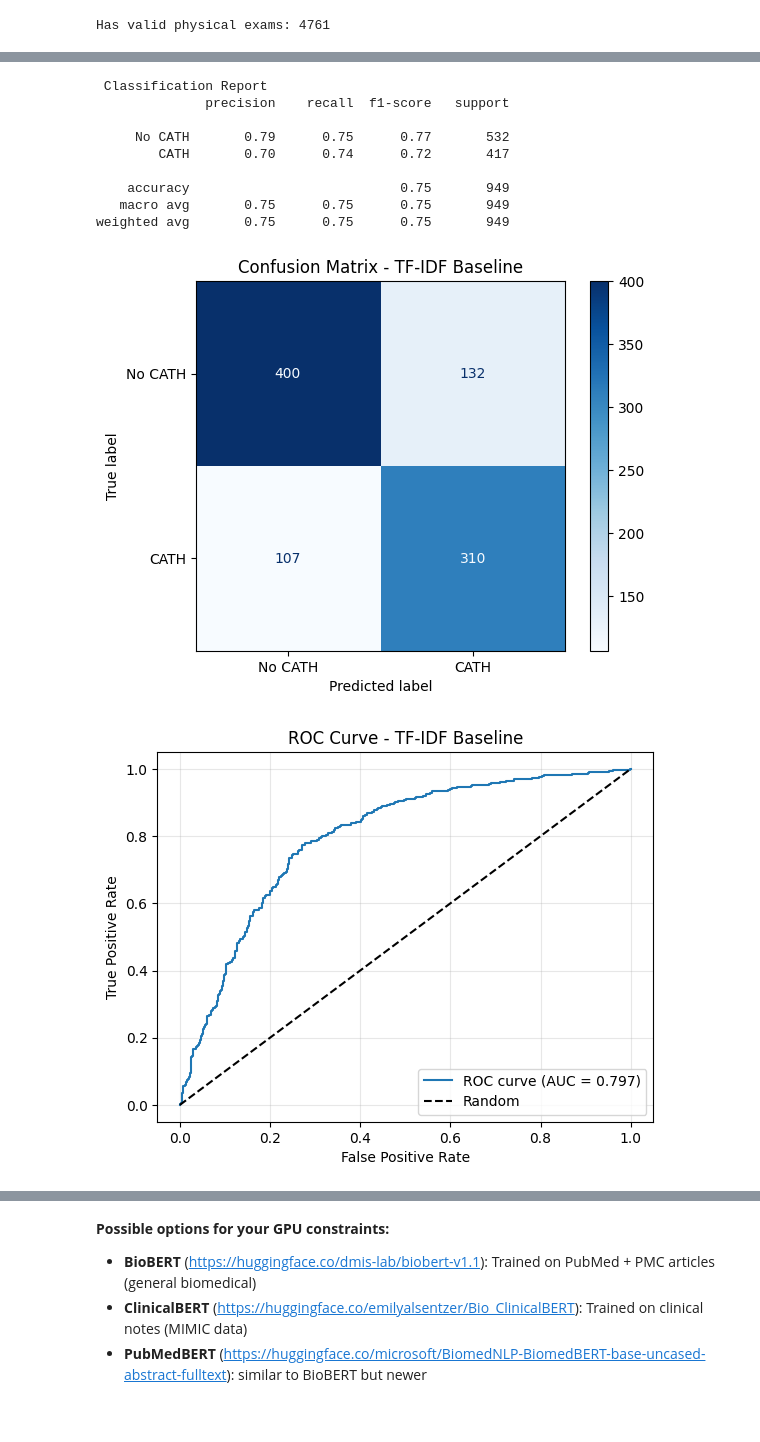
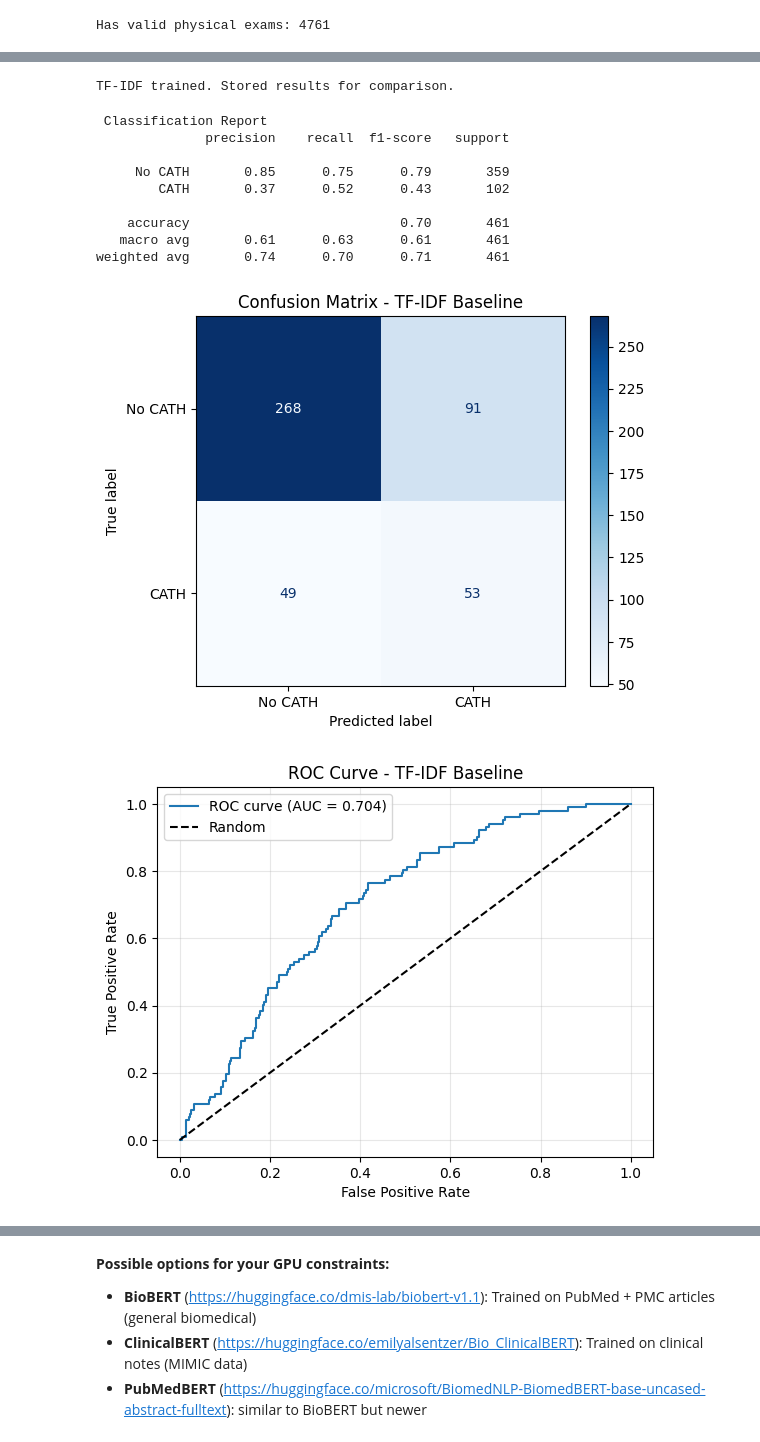
Before and after one commit to ignsagita/cath_pred, a Jupyter notebook: eda.ipynb, the cells around one changed output, grey strips where cells are left out. Drawn from its saved outputs; the diff is of its cells as text; code cells hidden in the pictures.

```diff
--- a/eda.ipynb
+++ b/eda.ipynb
@@ -213,3 +221,10 @@ abnormal        2405
 not_tested      2253
 not_detected     103
 Name: count, dtype: int64
+# %%
+# Create MI or non MI diagnosis for multi agent
+mi_codes = diagnosis[diagnosis['icd_code'].str.startswith(('I21', 'I22'))]
+all_patients['mi_label'] = all_patients['hadm_id'].isin(mi_codes['hadm_id']).astype(int)
+
+print(f"MI=1: {all_patients['mi_label'].sum()} ({all_patients['mi_label'].mean()*100:.1f}%)")
+print(f"MI=0: {(all_patients['mi_label']==0).sum()} ({(all_patients['mi_label']==0).mean()*100:.1f}%)")
@@ -249,3 +267,7 @@ all_patients['has_phys'] = all_patients['physical_exam'].apply(is_valid_text)
 print(f"Has valid physical exams: {all_patients['has_phys'].sum()}")
 # %% [output]
 Has valid physical exams: 4761
+# %%
+# Check history
+all_patients['has_hist'] = all_patients['HPI'].apply(is_valid_text)
+print(f"Has valid HPI: {all_patients['has_hist'].sum()}")
@@ -252,6 +557,7 @@ Has valid physical exams: 4761
 # %%
 usable = all_patients[
     all_patients['has_ecg'] &
+    all_patients['has_hist'] &
     all_patients['has_complaints'] &
     all_patients['has_phys']
 ]
@@ -408,6 +696,7 @@ final_dataset = usable[[
     'physical_exam',
     'ecg_text',
     'troponin_status',
+    'mi_label',
     'cath_label'
 ]].dropna().copy()
 
@@ -513,6 +821,12 @@ lr_model = LogisticRegression(
 lr_model.fit(X_train_tfidf, train_df['cath_label'])
 y_pred_tfidf = lr_model.predict(X_test_tfidf)
 y_prob_tfidf = lr_model.predict_proba(X_test_tfidf)[:, 1]
+
+# Store TF-IDF results for comparison
+y_true_tfidf = test_df['cath_label'].values
+print(f"TF-IDF trained. Stored results for comparison.")
+# %% [output]
+TF-IDF trained. Stored results for comparison.
 # %%
 # Classification Report
 print("\n Classification Report")
@@ -558,37 +872,38 @@ plt.grid(alpha=0.3)
 plt.show()
 
 # 5. Save results
 results_tfidf = pd.DataFrame({
     'true_label': test_df['cath_label'].values,
     'pred_label': y_pred_tfidf,
     'prob_CATH': y_prob_tfidf
 })
 results_tfidf.to_csv(os.path.join(RESULTS_DIR, 'tfidf_baseline_pred.csv'), index=False)
 
 # Save metrics
 with open(os.path.join(RESULTS_DIR, 'tfidf_baseline_metrics.txt'), 'w') as f:
     f.write("=== TF-IDF Baseline Results ===\n")
     f.write(f"ROC-AUC: {roc_auc_tfidf:.3f}\n")
     f.write(f"PR-AUC: {pr_auc_tfidf:.3f}\n")
     f.write(f"Accuracy: {(test_df['cath_label'].values == y_pred_tfidf).mean():.3f}\n\n")
     f.write(classification_report(test_df['cath_label'], y_pred_tfidf,
                                    target_names=['No CATH', 'CATH']))
+    f.write(str(cm_tfidf))
 
 # Print summary
 print("\n=== Summary Metrics ===")
 print(f"ROC-AUC: {roc_auc_tfidf:.3f}")
 print(f"PR-AUC: {pr_auc_tfidf:.3f}")
 print(f"Accuracy: {(test_df['cath_label'].values == y_pred_tfidf).mean():.3f}")
 print(f"\nResults saved to {RESULTS_DIR}/")
 # %% [output]
  Classification Report
               precision    recall  f1-score   support
 
-     No CATH       0.79      0.75      0.77       532
-        CATH       0.70      0.74      0.72       417
+     No CATH       0.85      0.75      0.79       359
+        CATH       0.37      0.52      0.43       102
 
-    accuracy                           0.75       949
-   macro avg       0.75      0.75      0.75       949
-weighted avg       0.75      0.75      0.75       949
+    accuracy                           0.70       461
+   macro avg       0.61      0.63      0.61       461
+weighted avg       0.74      0.70      0.71       461
-[figure, old version]
+[figure, new version]
-[figure, old version]
+[figure, new version]
```
Also changed, not shown: parts of 82 cells of this notebook, 13 other files.
